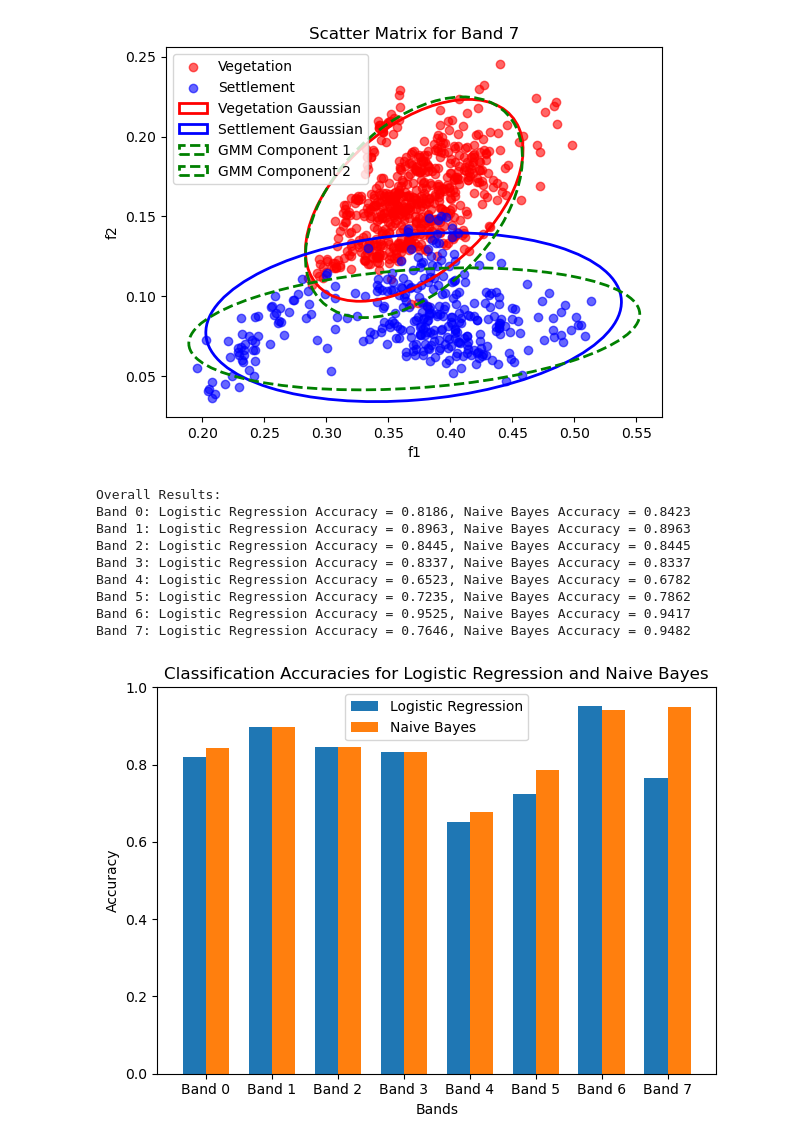
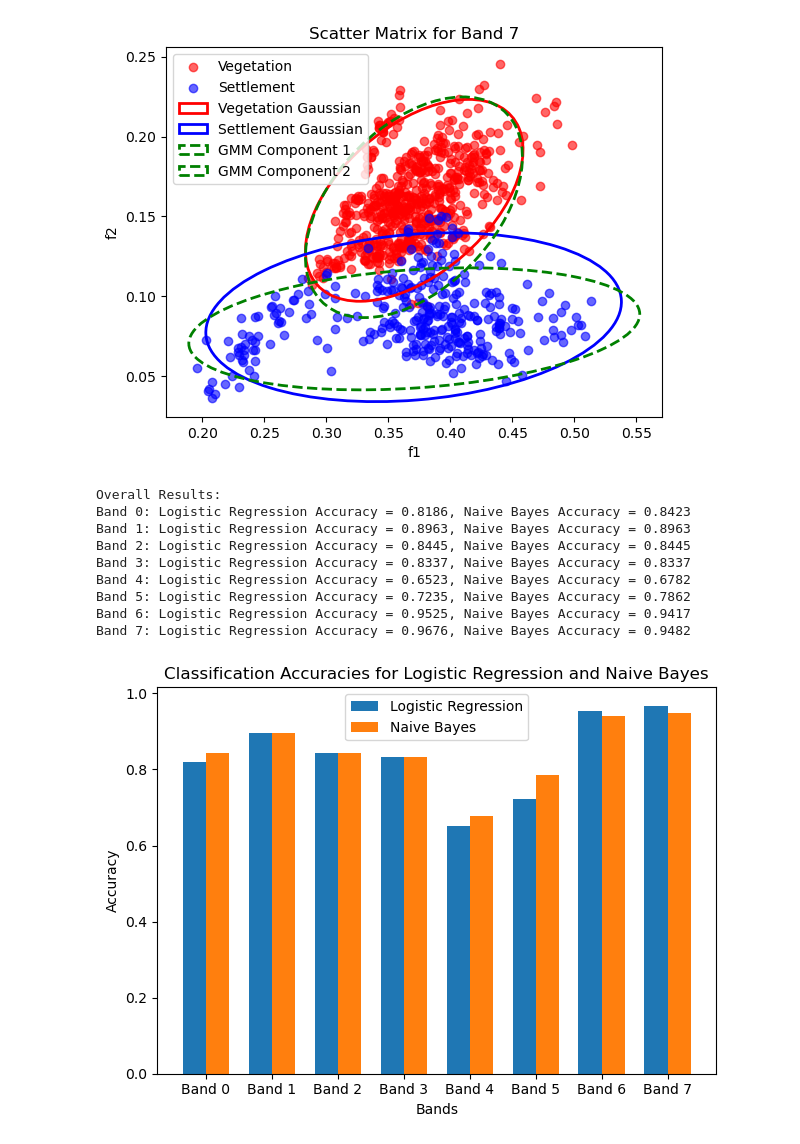
Before and after one commit to DirkWilkeHoffmann/SpaceScienceAssignment1, a Jupyter notebook: Part A and B - Notebook/Assignment 1 - Part A and B.ipynb, the cells around one changed output. Drawn from its saved outputs; the diff is of its cells as text; code cells hidden in the pictures.

```diff
--- a/Part A and B - Notebook/Assignment 1 - Part A and B.ipynb
+++ b/Part A and B - Notebook/Assignment 1 - Part A and B.ipynb
@@ -269,7 +269,7 @@ for band in range(8):
     X_train, X_test, y_train, y_test = train_test_split(X_band, y_band, test_size=0.5, random_state=42)
 
     # Logistic Regression
-    log_reg = LogisticRegression(random_state=42)
+    log_reg = LogisticRegression(random_state=42, C=1e5)
     log_reg.fit(X_train, y_train)
     y_pred_log_reg = log_reg.predict(X_test)
     log_reg_acc = accuracy_score(y_test, y_pred_log_reg)
@@ -290,32 +290,32 @@ for band in range(8):
 # Plotting the bar chart
 bands = np.arange(8)  # Bands 0 to 7
 
 bar_width = 0.35  # Width of the bars
 fig, ax = plt.subplots()
 
 # Bars for Logistic Regression and Naive Bayes
 bar1 = ax.bar(bands - bar_width / 2, logistic_accuracies, bar_width, label='Logistic Regression')
 bar2 = ax.bar(bands + bar_width / 2, naive_bayes_accuracies, bar_width, label='Naive Bayes')
 
 # Labels and title
 ax.set_xlabel('Bands')
 ax.set_ylabel('Accuracy')
 ax.set_title('Classification Accuracies for Logistic Regression and Naive Bayes')
 ax.set_xticks(bands)
 ax.set_xticklabels([f'Band {i}' for i in bands])
 ax.legend()
 
 # Display the chart
 plt.tight_layout()
 plt.show()
 # %% [output]
 Overall Results:
 Band 0: Logistic Regression Accuracy = 0.8186, Naive Bayes Accuracy = 0.8423
 Band 1: Logistic Regression Accuracy = 0.8963, Naive Bayes Accuracy = 0.8963
 Band 2: Logistic Regression Accuracy = 0.8445, Naive Bayes Accuracy = 0.8445
 Band 3: Logistic Regression Accuracy = 0.8337, Naive Bayes Accuracy = 0.8337
 Band 4: Logistic Regression Accuracy = 0.6523, Naive Bayes Accuracy = 0.6782
 Band 5: Logistic Regression Accuracy = 0.7235, Naive Bayes Accuracy = 0.7862
 Band 6: Logistic Regression Accuracy = 0.9525, Naive Bayes Accuracy = 0.9417
-Band 7: Logistic Regression Accuracy = 0.7646, Naive Bayes Accuracy = 0.9482
+Band 7: Logistic Regression Accuracy = 0.9676, Naive Bayes Accuracy = 0.9482
-[figure, old version]
+[figure, new version]
```
